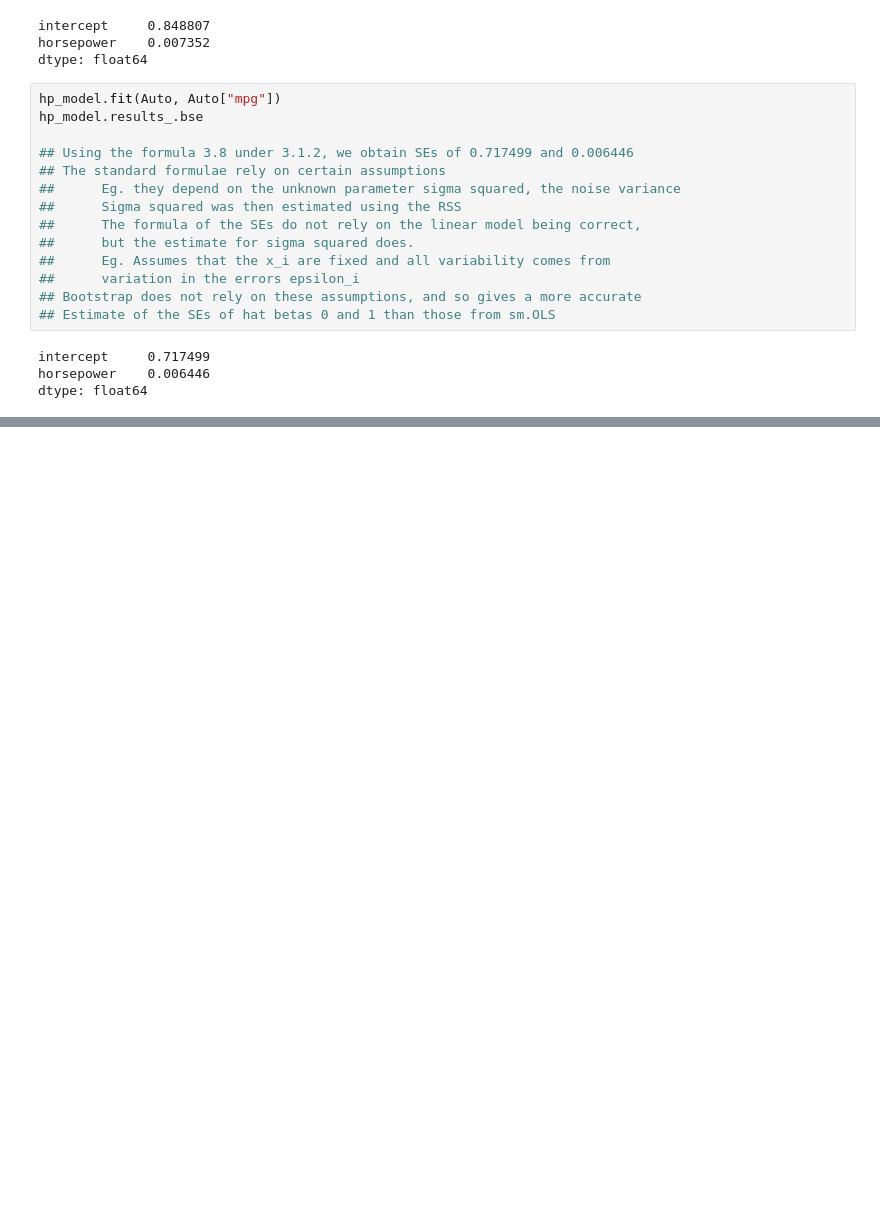
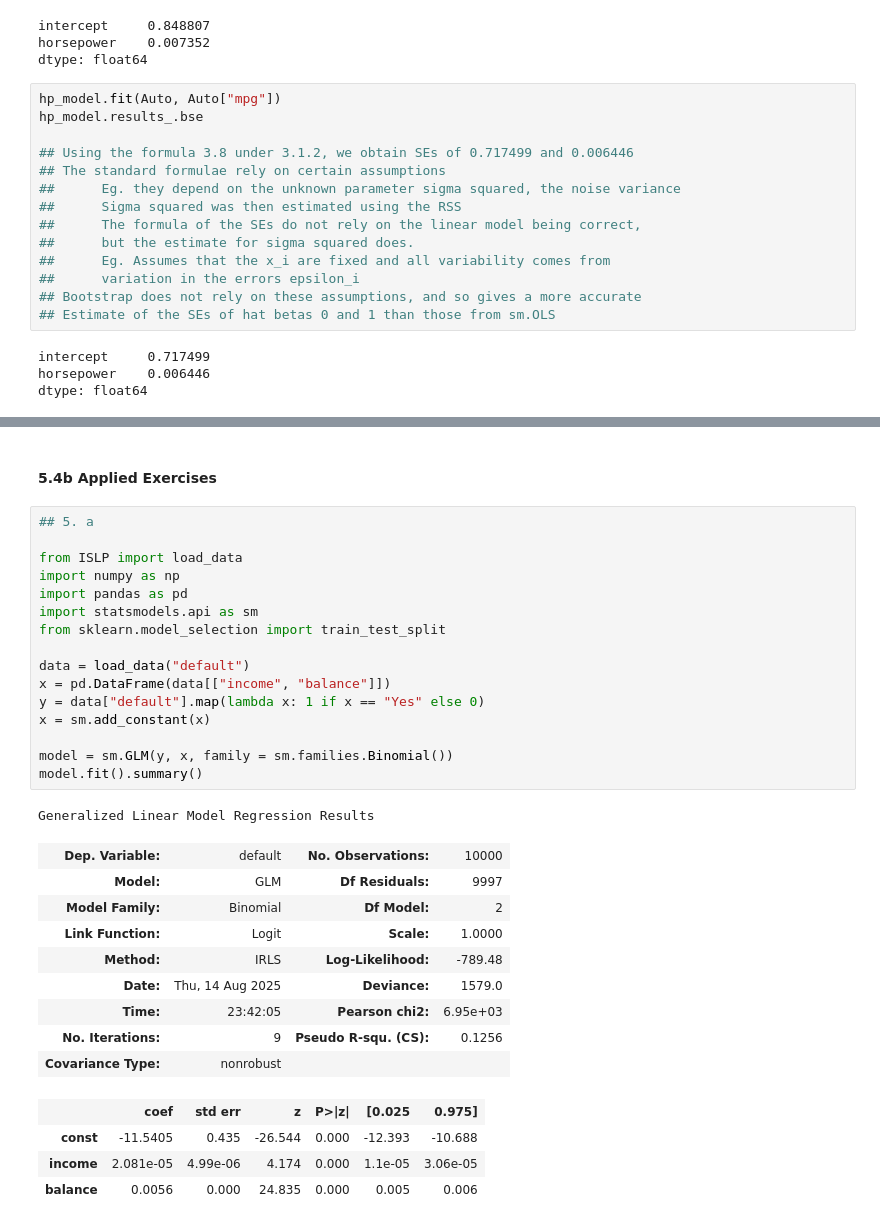
Before and after one commit to AlexBulloso/Notes-on-Stats-and-AI, a Jupyter notebook: Data Science/ISL in Python and R/Ch5-Resampling.ipynb, the cells around one changed output, grey strips where cells are left out. Drawn from its saved outputs; the diff is of its cells as text; blank space fills up the shorter version.

```diff
--- a/Data Science/ISL in Python and R/Ch5-Resampling.ipynb
+++ b/Data Science/ISL in Python and R/Ch5-Resampling.ipynb
@@ -494,0 +421,33 @@ ValueError: invalid literal for int() with base 10: 'chevrolet citation'
+# %% [markdown]
+#### 5.4b Applied Exercises
+# %%
+## 5. a
+
+from ISLP import load_data
+import numpy as np
+import pandas as pd
+import statsmodels.api as sm
+from sklearn.model_selection import train_test_split
+
+data = load_data("default")
+x = pd.DataFrame(data[["income", "balance"]])
+y = data["default"].map(lambda x: 1 if x == "Yes" else 0)
+x = sm.add_constant(x)
+
+model = sm.GLM(y, x, family = sm.families.Binomial())
+model.fit().summary()
+# %% [output]
+Generalized Linear Model Regression Results
+| Dep. Variable: | default | No. Observations: | 10000 |
+| Model: | GLM | Df Residuals: | 9997 |
+| Model Family: | Binomial | Df Model: | 2 |
+| Link Function: | Logit | Scale: | 1.0000 |
+| Method: | IRLS | Log-Likelihood: | -789.48 |
+| Date: | Thu, 14 Aug 2025 | Deviance: | 1579.0 |
+| Time: | 23:42:05 | Pearson chi2: | 6.95e+03 |
+| No. Iterations: | 9 | Pseudo R-squ. (CS): | 0.1256 |
+| Covariance Type: | nonrobust |  |  |
+|  | coef | std err | z | P>|z| | [0.025 | 0.975] |
+| const | -11.5405 | 0.435 | -26.544 | 0.000 | -12.393 | -10.688 |
+| income | 2.081e-05 | 4.99e-06 | 4.174 | 0.000 | 1.1e-05 | 3.06e-05 |
+| balance | 0.0056 | 0.000 | 24.835 | 0.000 | 0.005 | 0.006 |
```
Also changed, not shown: parts of 23 cells of this notebook.
